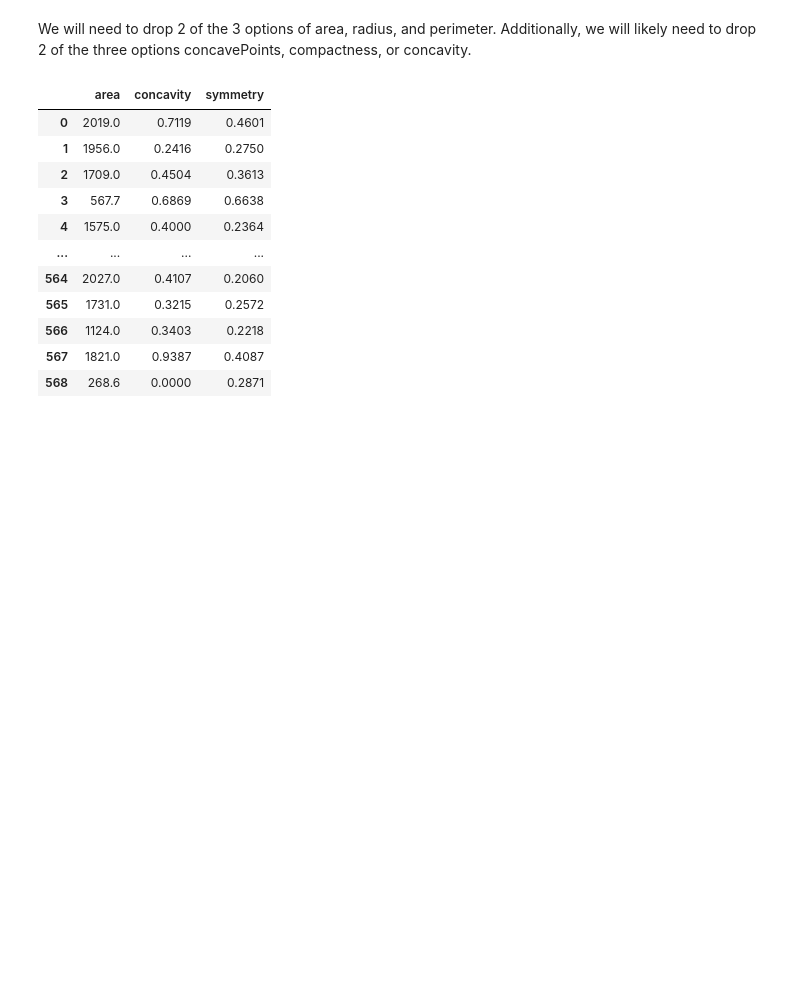
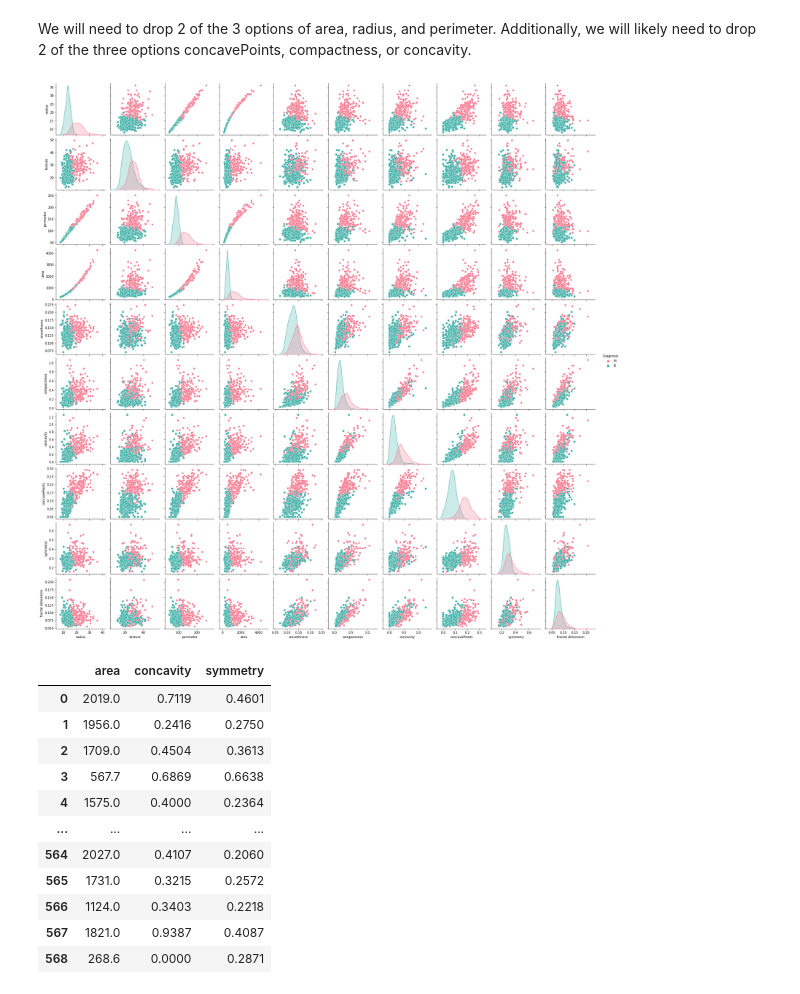
Before and after one commit to bencosgro/Bayes_Project, a Jupyter notebook: Bayes_Project_Jupyter.ipynb, the cells around one changed output. Cells and saved outputs as stored; diff of their text form; code cells hidden in the pictures; blank space fills up the shorter version.

```diff
--- a/Bayes_Project_Jupyter.ipynb
+++ b/Bayes_Project_Jupyter.ipynb
@@ -7,7 +10,7 @@ cols =["Diagnosis", "radius", "texture",
        "compactness", "concavity", "concavePoints",
        "symmetry", "fractal dimension"]
 
-dat = pd.read_csv("/Users/ben_cosgo/Downloads/wdbc.data", header=None, na_values = "none",
+dat = pd.read_csv("wdbc.data", header=None, na_values = "none",
                   usecols = [1,22,23,24,25,26,27,28,29,30,31], names=cols)
 dat
 # %% [output]
@@ -56,6 +59,10 @@ plotCorrelationMatrix(dat, 8)
 [figure]
 # %% [markdown]
 We will need to drop 2 of the 3 options of area, radius, and perimeter. Additionally, we will likely need to drop 2 of the three options concavePoints, compactness, or concavity.
+# %%
+g = sns.pairplot(dat, hue="Diagnosis", palette="husl", markers=["o", "s"])
+# %% [output]
+[figure, added]
 # %%
 X=dat.drop(columns=['Diagnosis', 'perimeter','radius', 'fractal dimension',
                     'smoothness', 'concavePoints', 'compactness', 'texture'])
```
Also changed, not shown: parts of 8 cells of this notebook.
